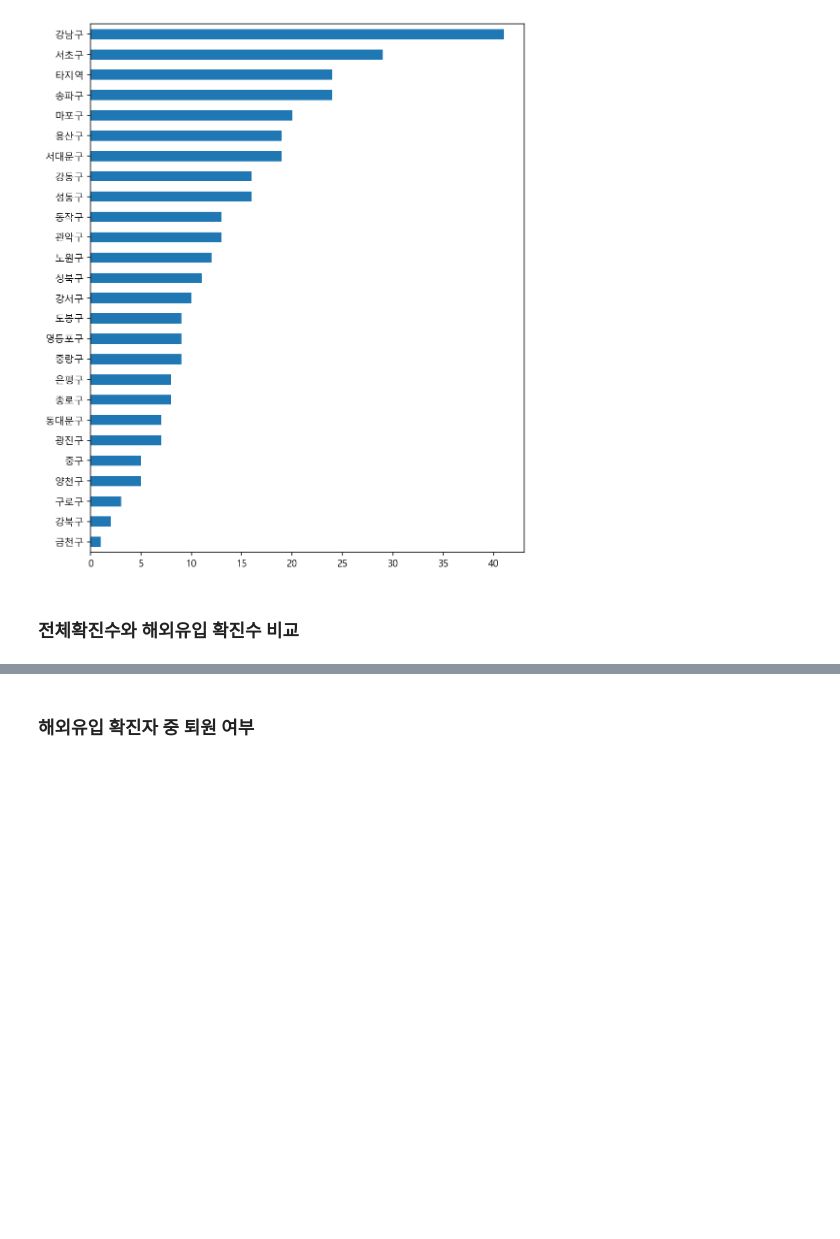
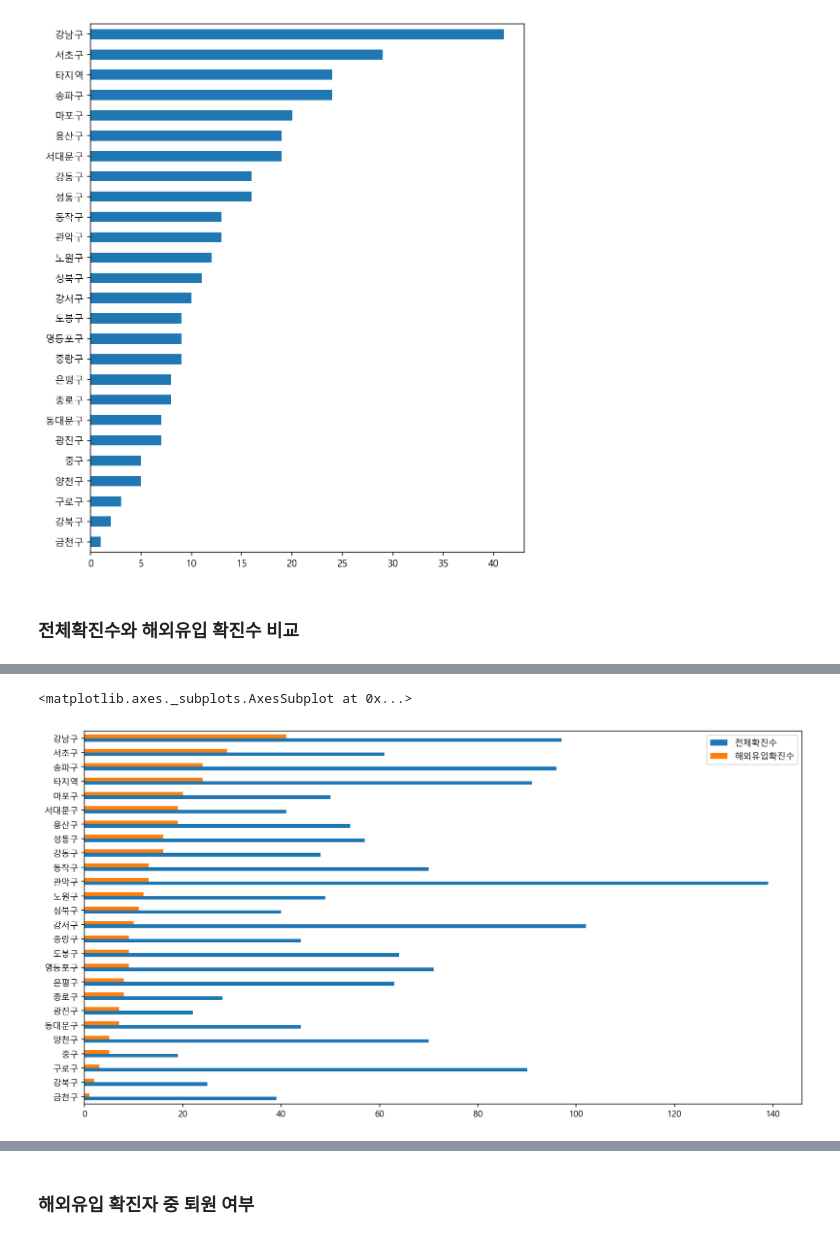
Before and after one commit to choi-il-won/Phython-choi, a Jupyter notebook: (서울 코로나 데이터 실습) 03-seoul-covid-19-02-eda-input.ipynb, the cells around one changed output, grey strips where cells are left out. Saved outputs shown, nothing was run; the diff lists cells and outputs as text; code cells hidden in the pictures; blank space fills up the shorter version.

```diff
--- a/(서울 코로나 데이터 실습) 03-seoul-covid-19-02-eda-input.ipynb
+++ b/(서울 코로나 데이터 실습) 03-seoul-covid-19-02-eda-input.ipynb
@@ -1652,3 +1653,5 @@ oversea_gu.sort_values().plot.barh(figsize= (8,10))
 ### 전체확진수와 해외유입 확진수 비교
 # %%
 # all_count_gu 변수에 전체 지역의 확진자수 구하기
+all_count_gu = df['지역'].value_counts()
+all_count_gu.head()
@@ -1655,2 +1665,5 @@ oversea_gu.sort_values().plot.barh(figsize= (8,10))
 # %%
 # 데이터프레임으로 변환하고 컬럼명 변경하기
+df_all_gu = all_count_gu.to_frame()
+df_all_gu.columns=['전체확진수']
+df_all_gu.head()
@@ -1658,0 +1677,4 @@ oversea_gu.sort_values().plot.barh(figsize= (8,10))
+# %%
+#해외유립확진수 구하기
+df_oversea_gu = pd.DataFrame({'해외유입확진수' : oversea_count_gu})
+df_oversea_gu.head()
@@ -1663,3 +1713,6 @@ oversea_gu.sort_values().plot.barh(figsize= (8,10))
 <img src="https://pandas.pydata.org/pandas-docs/stable/_images/08_merge_left.svg">
 # %%
 # merge 로 합쳐서 전체확진수와 해외유입확진수 비교해 보기
+
+df_all_oversea_case = df_all_gu.merge(df_oversea_gu,left_index= True , right_index = True)
+df_all_oversea_case.head()
@@ -1669,0 +1726,7 @@ oversea_gu.sort_values().plot.barh(figsize= (8,10))
+# %%
+# 시각화 하기
+#데이터프렘이에서 sort_values() 쓸 때는 by를 지정해줘야함
+df_all_oversea_case.sort_values(by='해외유입확진수').plot.barh(figsize= (15,8))
+# %% [output]
+<matplotlib.axes._subplots.AxesSubplot at 0x...>
+[figure, added]
```
Also changed, not shown: parts of 29 cells of this notebook.
